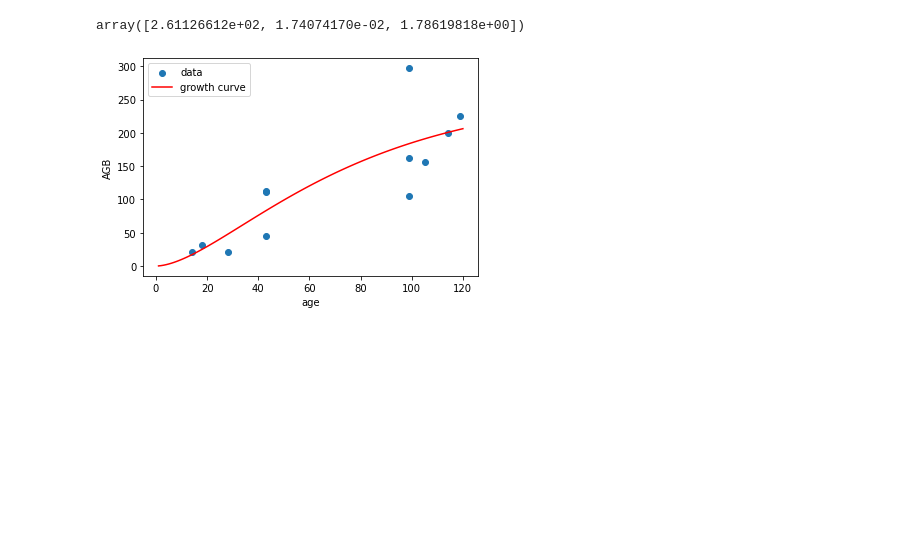
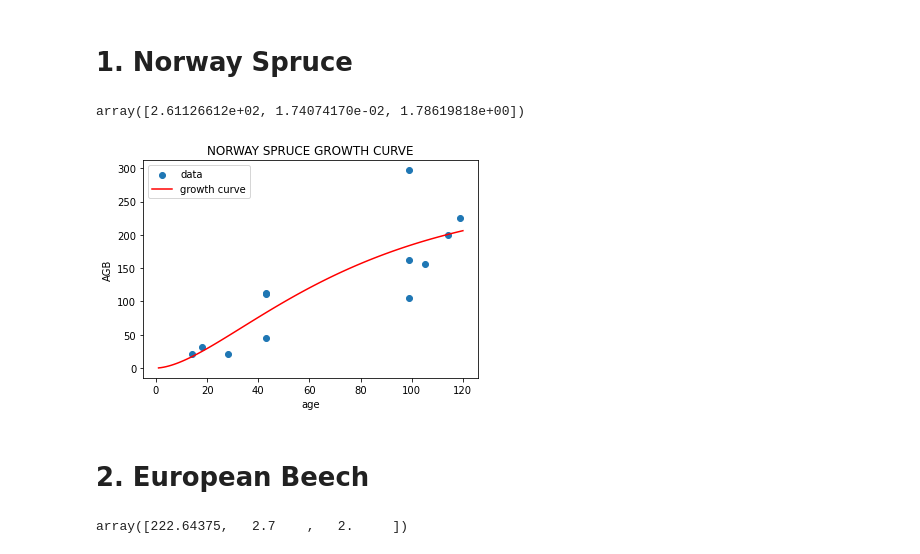
Before and after one commit to derha/moja-global, a Jupyter notebook: growth_curves/growth_curves.ipynb, the cells around one changed output. Saved outputs shown, nothing was run; the diff lists cells and outputs as text; code cells hidden in the pictures; blank space fills up the shorter version.

```diff
--- a/growth_curves/growth_curves.ipynb
+++ b/growth_curves/growth_curves.ipynb
@@ -5,6 +5,8 @@ from scipy.optimize import curve_fit
 # %%
 def growth_curve(age, A, k, p):
     return A * (1 - np.exp(-k * age))**p
+# %% [markdown]
+# 1. Norway Spruce
 # %%
 # age
 x_data = np.array([14, 18, 28, 43, 43, 43, 99, 99, 99, 105, 114, 119])
@@ -18,11 +20,14 @@ array([2.61126612e+02, 1.74074170e-02, 1.78619818e+00])
 # %%
 plt.scatter(x_data, y_data, label='data')
 x = np.linspace(1, 120, 120)
 plt.plot(x, growth_curve(x, *params), 'r-', label='growth curve')
 
+plt.title('NORWAY SPRUCE GROWTH CURVE')
 plt.xlabel('age')
 plt.ylabel('AGB')
 plt.legend()
 plt.show()
 # %% [output]
-[figure, old version]
+[figure, new version]
+# %% [markdown]
+# 2. European Beech
@@ -28,0 +39,5 @@ plt.show()
+# %%
+params, _ = curve_fit(growth_curve, x_data, y_data, [300, 2.7, 2])
+params
+# %% [output]
+array([222.64375,   2.7    ,   2.     ])
```
Also changed, not shown: parts of 6 cells of this notebook.
